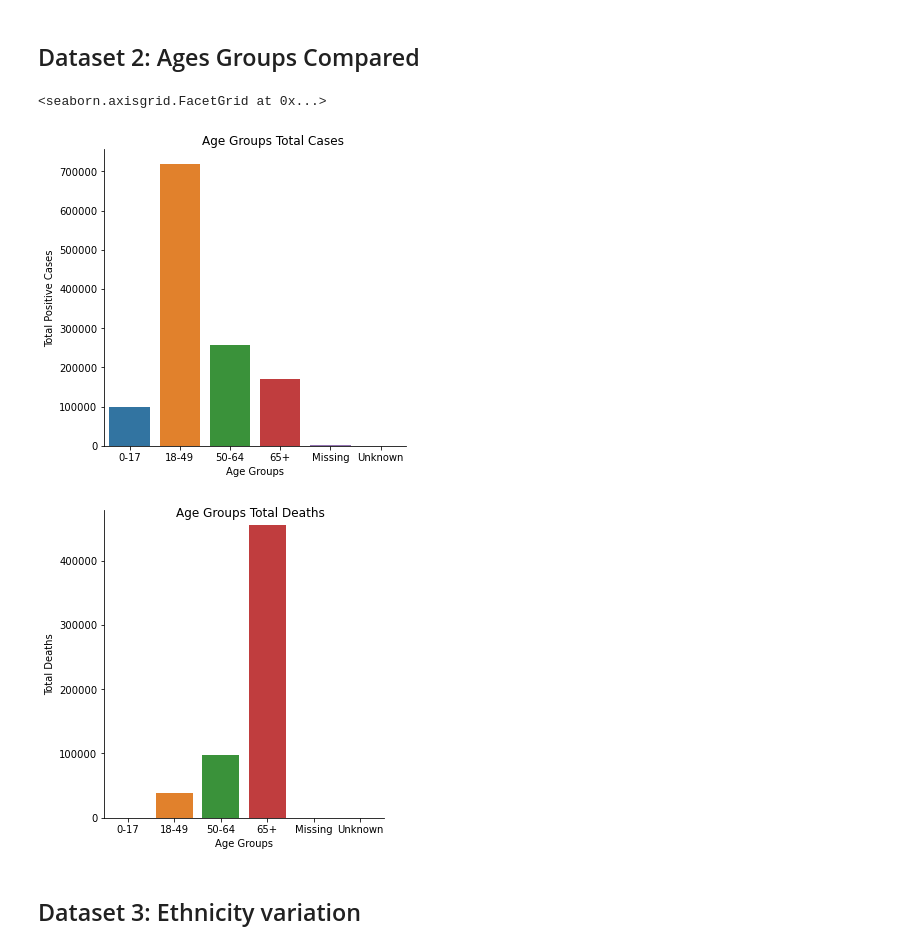
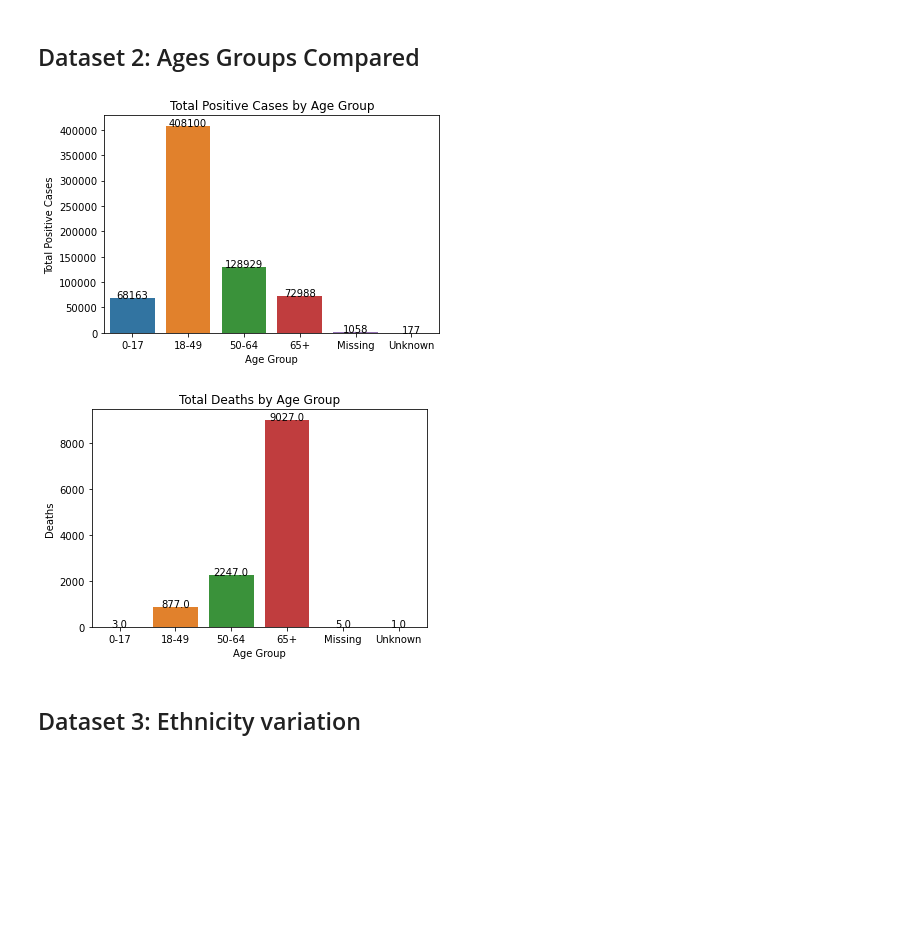
Before and after one commit to dennistrinh/covid, a Jupyter notebook: covid_data.ipynb, the cells around one changed output. Saved outputs shown, nothing was run; the diff lists cells and outputs as text; code cells hidden in the pictures; blank space fills up the shorter version.

```diff
--- a/covid_data.ipynb
+++ b/covid_data.ipynb
@@ -48,27 +56,31 @@ Text(0.6, 0.98, 'California Monthly New Deaths')
 # %%
 # This data isn't too helpful as the age range with the most
 # cases also contains a majority of the ages.
 # For some reason the data set has both '65 and older' and 65+,
 # so we want to set them to be equal first before summing.
 age['age_group'] = age['age_group'].str.replace('65 and Older', '65+')
-age_totals = age.groupby('age_group').sum().reset_index()
-#age_totals.drop(index=[4,5], inplace=True)
-age_plot = sns.catplot(x='age_group', y='totalpositive', kind='bar', data=age_totals)
-age_plot.fig.suptitle('Age Groups Total Cases', x=0.6)
-age_plot.set_xlabels('Age Groups')
-age_plot.set_ylabels('Total Positive Cases')
-age_plot.set_yticklabels([0, 100000, 200000, 300000, 400000, 500000, 600000, 700000])
+age_totals = age.groupby('age_group').max().reset_index()
+age_plot = sns.barplot(x='age_group', y='totalpositive', data=age_totals)
+age_plot.set(xlabel='Age Group', ylabel='Total Positive Cases')
+age_plot.set_title("Total Positive Cases by Age Group")
+for index, row in age_totals.iterrows():
+    age_plot.text(row.name, row.totalpositive, row.totalpositive, color='black', ha="center")
+plt.show(age_plot)
 
-# Strange enough there doesn't seem to be any deaths in the 0-17 age group
+
+# Children by far have the lowest amounts of deaths in California with a whopping 3 deaths total
 # The results definitely suggest elderly patients with Covid have a higher mortality rate
-age_death = sns.catplot(x='age_group', y='deaths', kind='bar', data=age_totals)
-age_death.fig.suptitle('Age Groups Total Deaths', x=0.6)
-age_death.set_xlabels('Age Groups')
-age_death.set_ylabels('Total Deaths')
+age_death = sns.barplot(x='age_group', y='deaths', data=age_totals)
+age_death.set(xlabel='Age Group', ylabel='Deaths')
+age_death.set_title("Total Deaths by Age Group")
+for index, row in age_death_totals.iterrows():
+    age_death.text(row.name, row.deaths, row.deaths, color='black', ha="center")
+plt.show(age_death)
+
+#age.loc[(age['age_group'] == '0-17') & (age['deaths'] > 0)]
 # %% [output]
-<seaborn.axisgrid.FacetGrid at 0x...>
-[figure, old version]
+[figure, new version]
-[figure, old version]
+[figure, new version]
 # %% [markdown]
 ## Dataset 3: Ethnicity variation
 # %%
```
Also changed, not shown: parts of 4 cells of this notebook, 4 other files.
